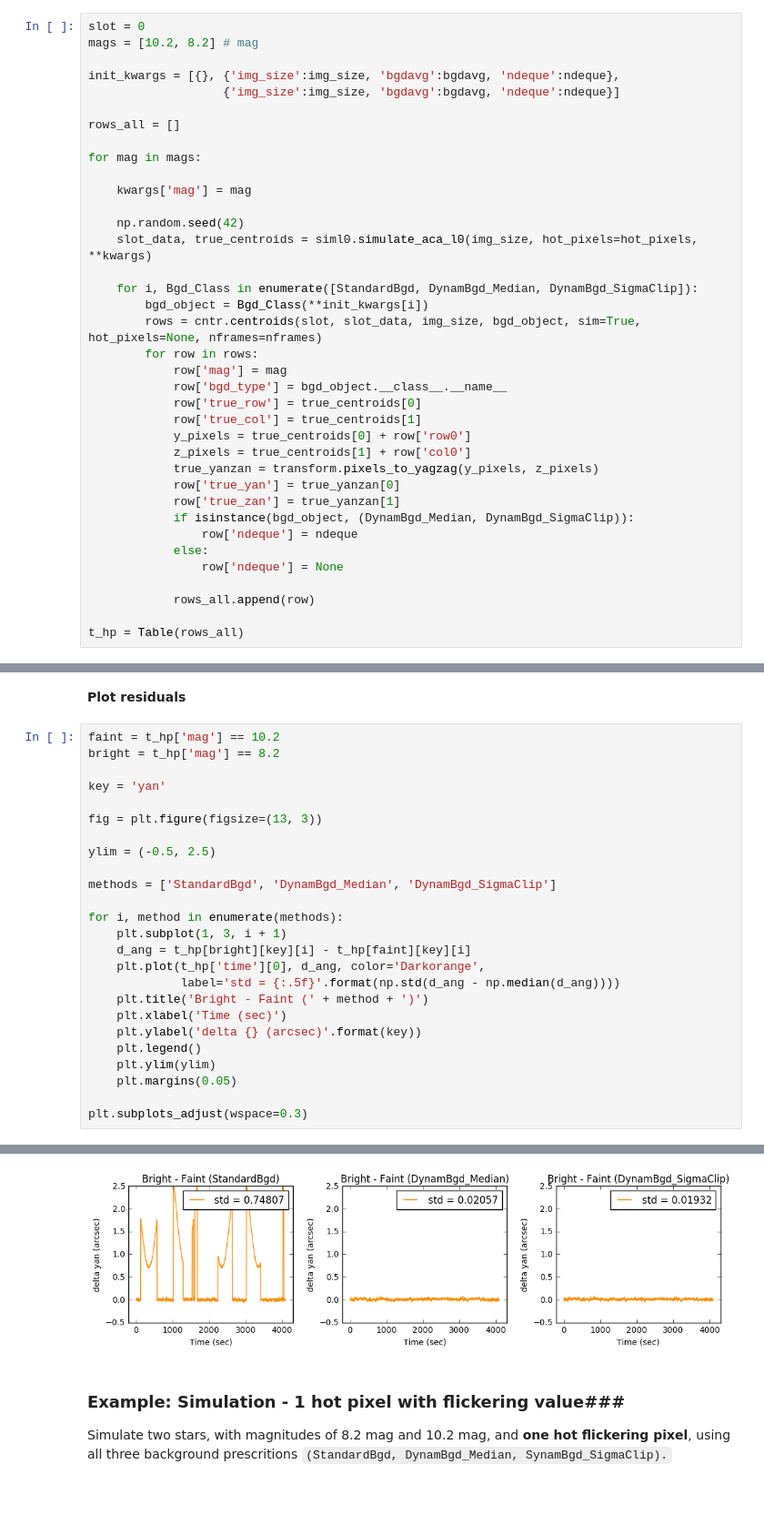
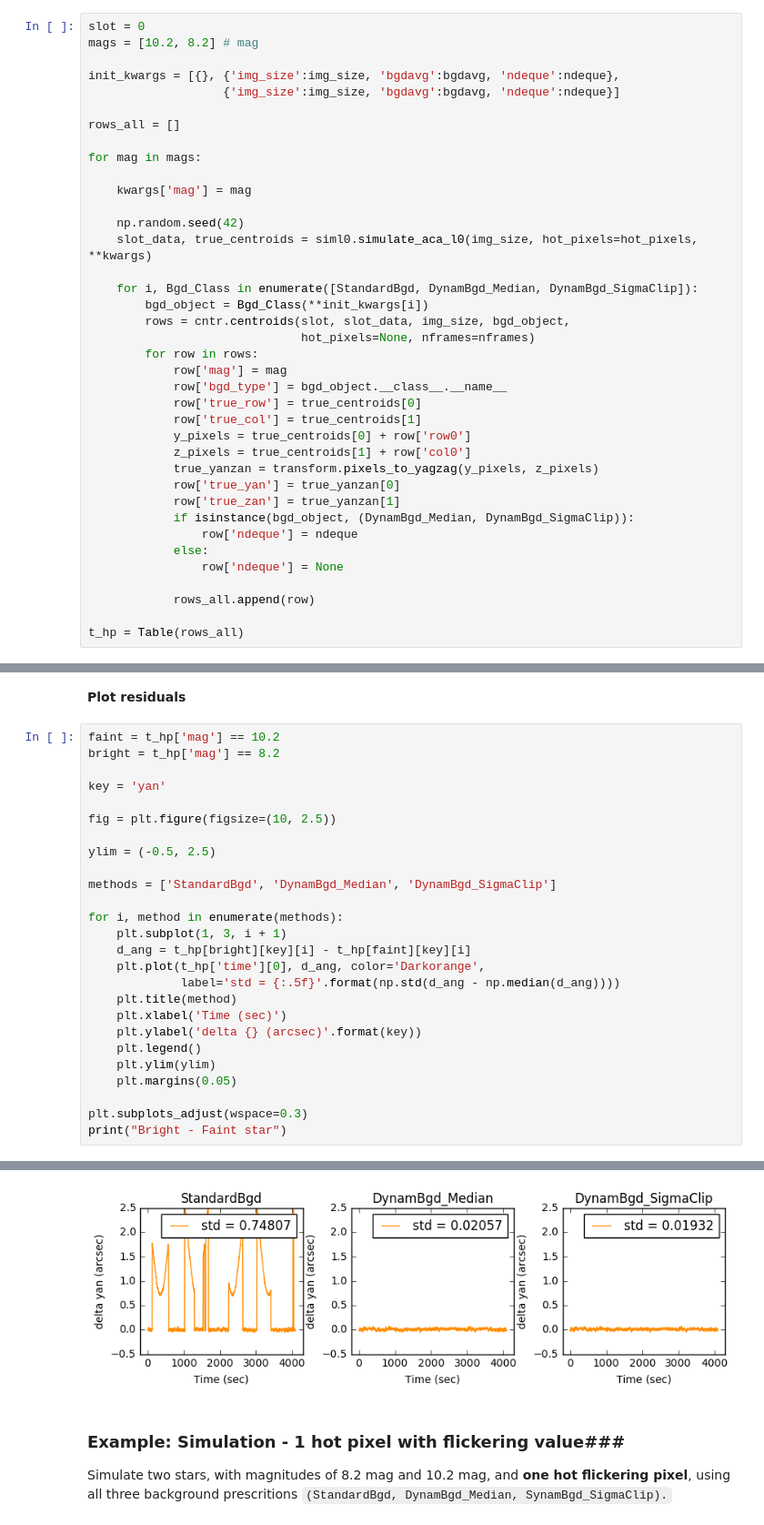
Before and after one commit to malgosias/aca_dark_current, a Jupyter notebook: dynam_bgd/aca_dynam_bgd_sim.ipynb, the cells around one changed output, grey strips where cells are left out. Shown at 91% size. Cells and saved outputs as stored; diff of their text form; blank space fills up the shorter version.

```diff
--- a/dynam_bgd/aca_dynam_bgd_sim.ipynb
+++ b/dynam_bgd/aca_dynam_bgd_sim.ipynb
@@ -134,7 +134,8 @@ for mag in mags:
 
     for i, Bgd_Class in enumerate([StandardBgd, DynamBgd_Median, DynamBgd_SigmaClip]):
         bgd_object = Bgd_Class(**init_kwargs[i])
-        rows = cntr.centroids(slot, slot_data, img_size, bgd_object, sim=True, hot_pixels=None, nframes=nframes)
+        rows = cntr.centroids(slot, slot_data, img_size, bgd_object,
+                              hot_pixels=None, nframes=nframes)
         for row in rows:
             row['mag'] = mag
             row['bgd_type'] = bgd_object.__class__.__name__
@@ -240,7 +239,7 @@ bright = t_hp['mag'] == 8.2
 
 key = 'yan'
 
-fig = plt.figure(figsize=(13, 3))
+fig = plt.figure(figsize=(10, 2.5))
 
 ylim = (-0.5, 2.5)
 
@@ -251,7 +250,7 @@ for i, method in enumerate(methods):
     d_ang = t_hp[bright][key][i] - t_hp[faint][key][i]
     plt.plot(t_hp['time'][0], d_ang, color='Darkorange',
              label='std = {:.5f}'.format(np.std(d_ang - np.median(d_ang))))
-    plt.title('Bright - Faint (' + method + ')')
+    plt.title(method)
     plt.xlabel('Time (sec)')
     plt.ylabel('delta {} (arcsec)'.format(key))
     plt.legend()
@@ -259,4 +258,5 @@ for i, method in enumerate(methods):
     plt.margins(0.05)
 
 plt.subplots_adjust(wspace=0.3)
+print("Bright - Faint star")
 # %% [output]
@@ -263,4 +264,4 @@ plt.subplots_adjust(wspace=0.3)
-[figure, old version]
+[figure, new version]
 # %% [markdown]
 ### Example: Simulation - 1 hot pixel with flickering value###
 
```
Also changed, not shown: parts of 8 cells of this notebook, 4 other files.
